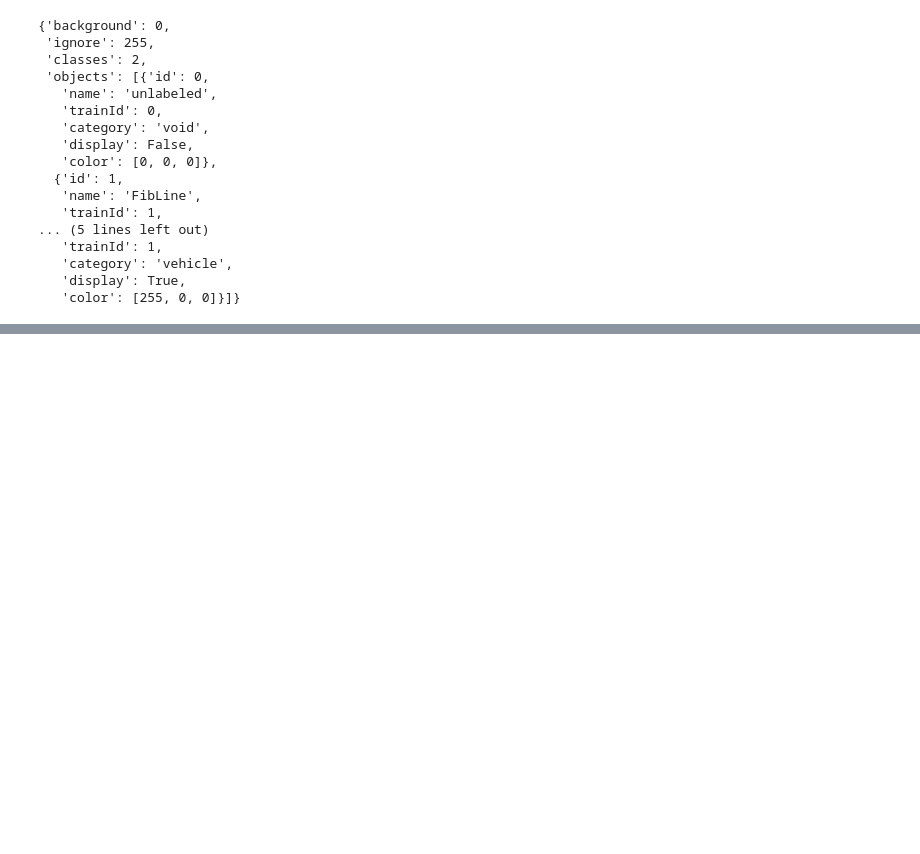
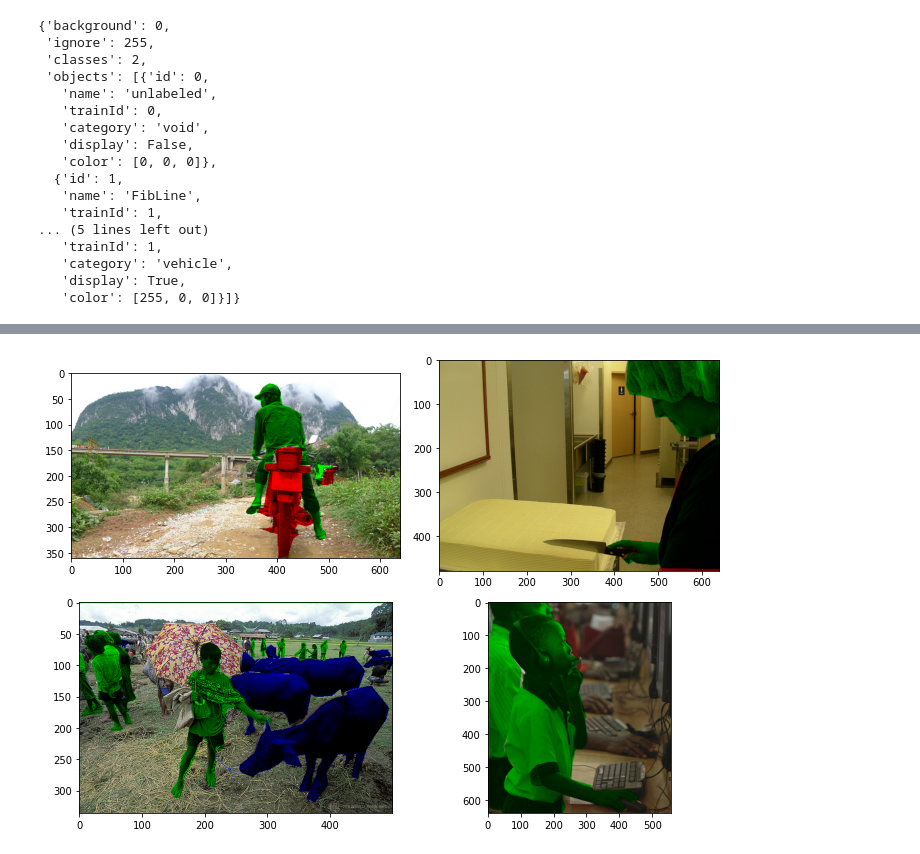
Before and after one commit to bhlarson/torchdatasetutil, a Jupyter notebook: torchdatasetutil.ipynb, the cells around one changed output, grey strips where cells are left out. Cells and saved outputs as stored; diff of their text form; code cells hidden in the pictures; blank space fills up the shorter version.

```diff
--- a/torchdatasetutil.ipynb
+++ b/torchdatasetutil.ipynb
@@ -118,7 +118,7 @@ def DisplayImages(store, num_images=4, columns=2, sizeX=10, sizeY=10):
 
     for i, iman in enumerate(store):
         img = store.MergeIman(iman['img'], iman['ann'])
-        plt.subplot(num_images / columns + 1, columns, i + 1)
+        plt.subplot(int(num_images / columns + 1), columns, i + 1)
         plt.imshow(cv2.cvtColor(img, cv2.COLOR_BGR2RGB))
         plt.tight_layout()
         if i >= num_images-1:
@@ -144,11 +131,15 @@ DisplayImages(store)
 # %%
 dataset_train= 'data/coco/annotations/instances_train2017.json'
 dataset_val= 'data/coco/annotations/instances_val2017.json'
 train_image_path= 'data/coco/train2017'
 val_image_path= 'data/coco/val2017'
 class_dict= 'model/segmin/coco.json'
 
 store = CocoStore(s3, bucket=bucket,
                     dataset_desc=dataset_train,
                     image_paths=train_image_path,
                     class_dictionary=class_dict)
+
+DisplayImages(store)
+# %% [output]
+[figure, added]
```
Also changed, not shown: parts of 2 cells of this notebook.
